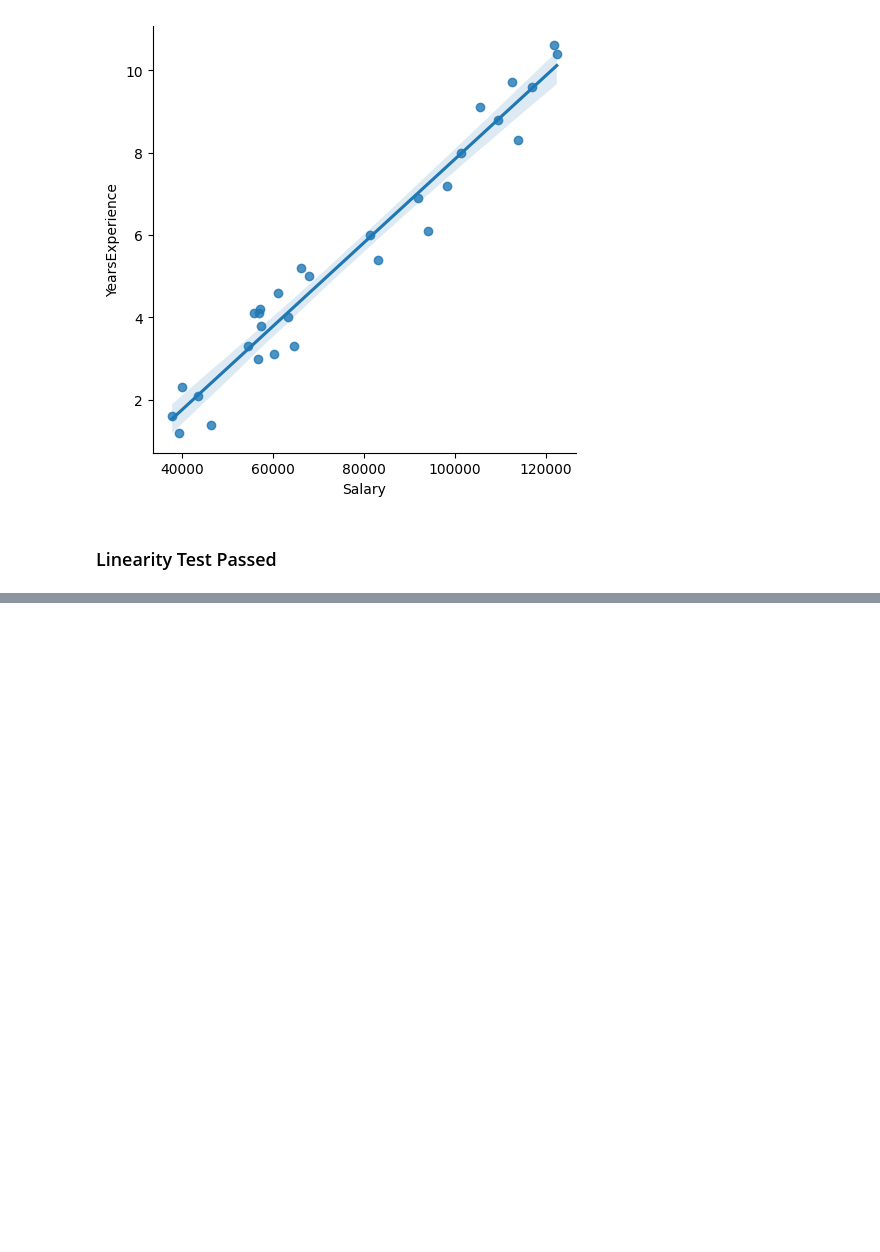
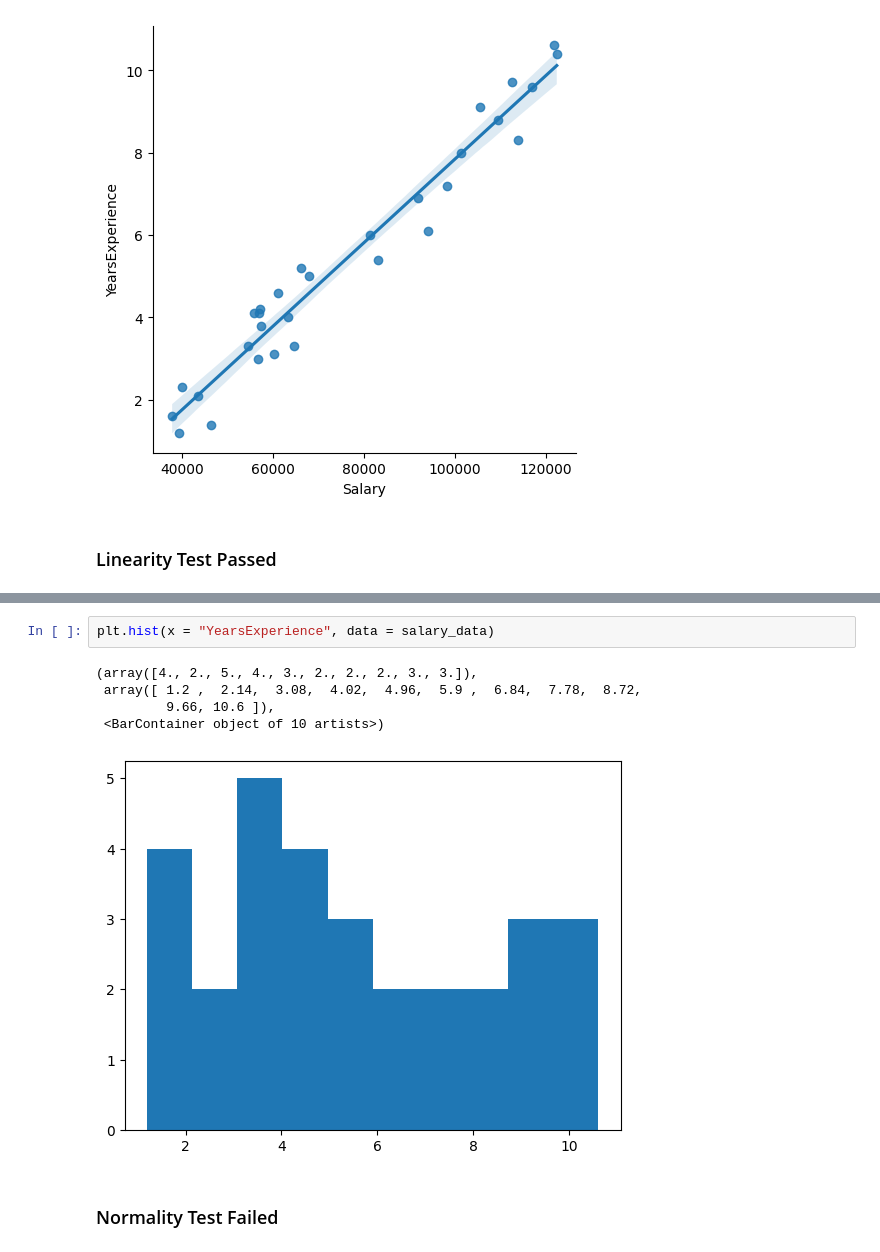
Before and after one commit to Vignesh-H-Space/Learning, a Jupyter notebook: ProITBridge/Machine Learning/01_Practice_Linear Regression/Salary_Prediction.ipynb, the cells around one changed output, grey strips where cells are left out. Saved outputs shown, nothing was run; the diff lists cells and outputs as text; blank space fills up the shorter version.

```diff
--- a/ProITBridge/Machine Learning/01_Practice_Linear Regression/Salary_Prediction.ipynb
+++ b/ProITBridge/Machine Learning/01_Practice_Linear Regression/Salary_Prediction.ipynb
@@ -77,0 +88,10 @@ sns.lmplot(data= salary_data, x = "Salary", y = "YearsExperience")
+# %%
+plt.hist(x = "YearsExperience", data = salary_data)
+# %% [output]
+(array([4., 2., 5., 4., 3., 2., 2., 2., 3., 3.]),
+ array([ 1.2 ,  2.14,  3.08,  4.02,  4.96,  5.9 ,  6.84,  7.78,  8.72,
+         9.66, 10.6 ]),
+ <BarContainer object of 10 artists>)
+[figure, added]
+# %% [markdown]
+### Normality Test Failed
```
Also changed, not shown: parts of 2 cells of this notebook.
